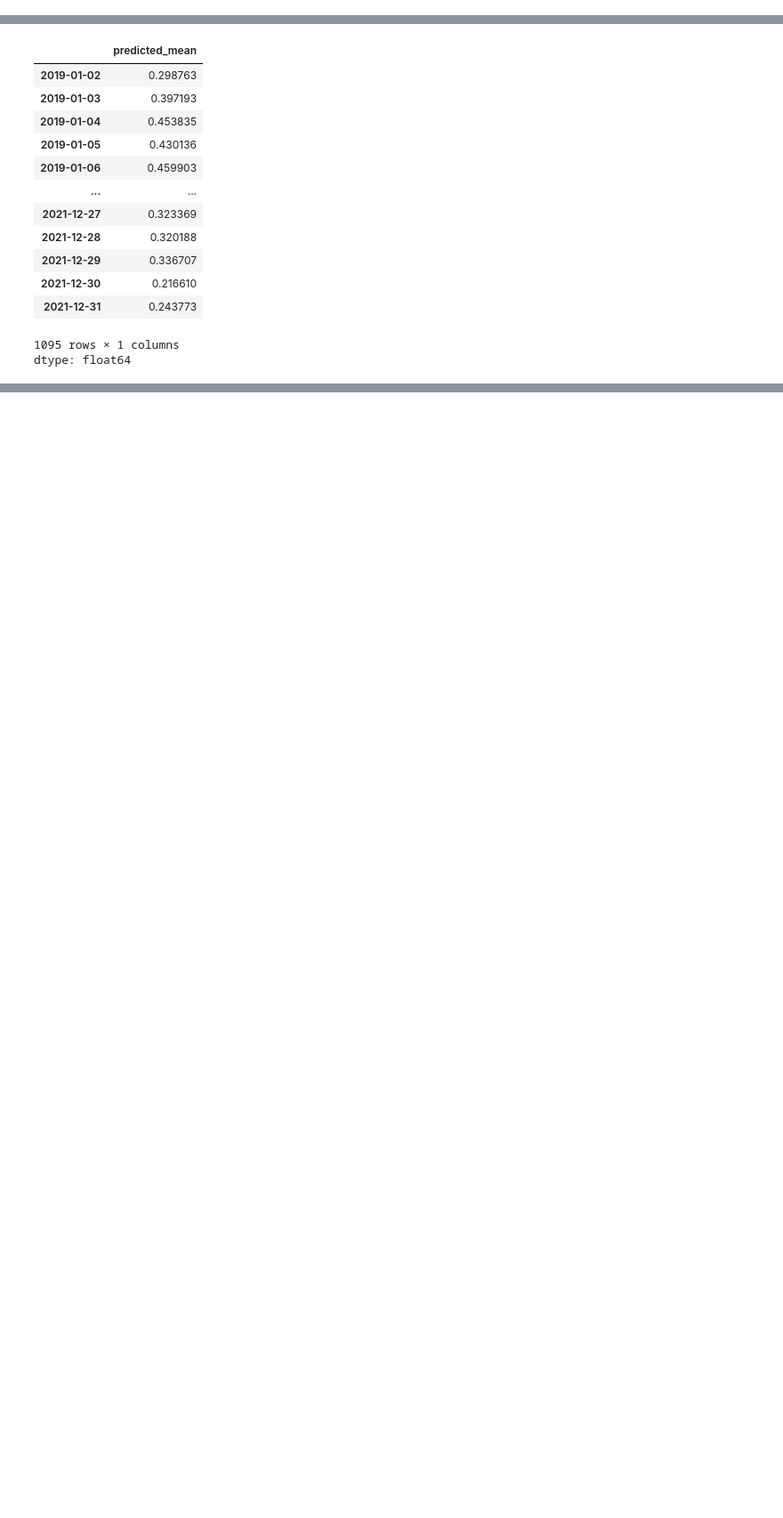
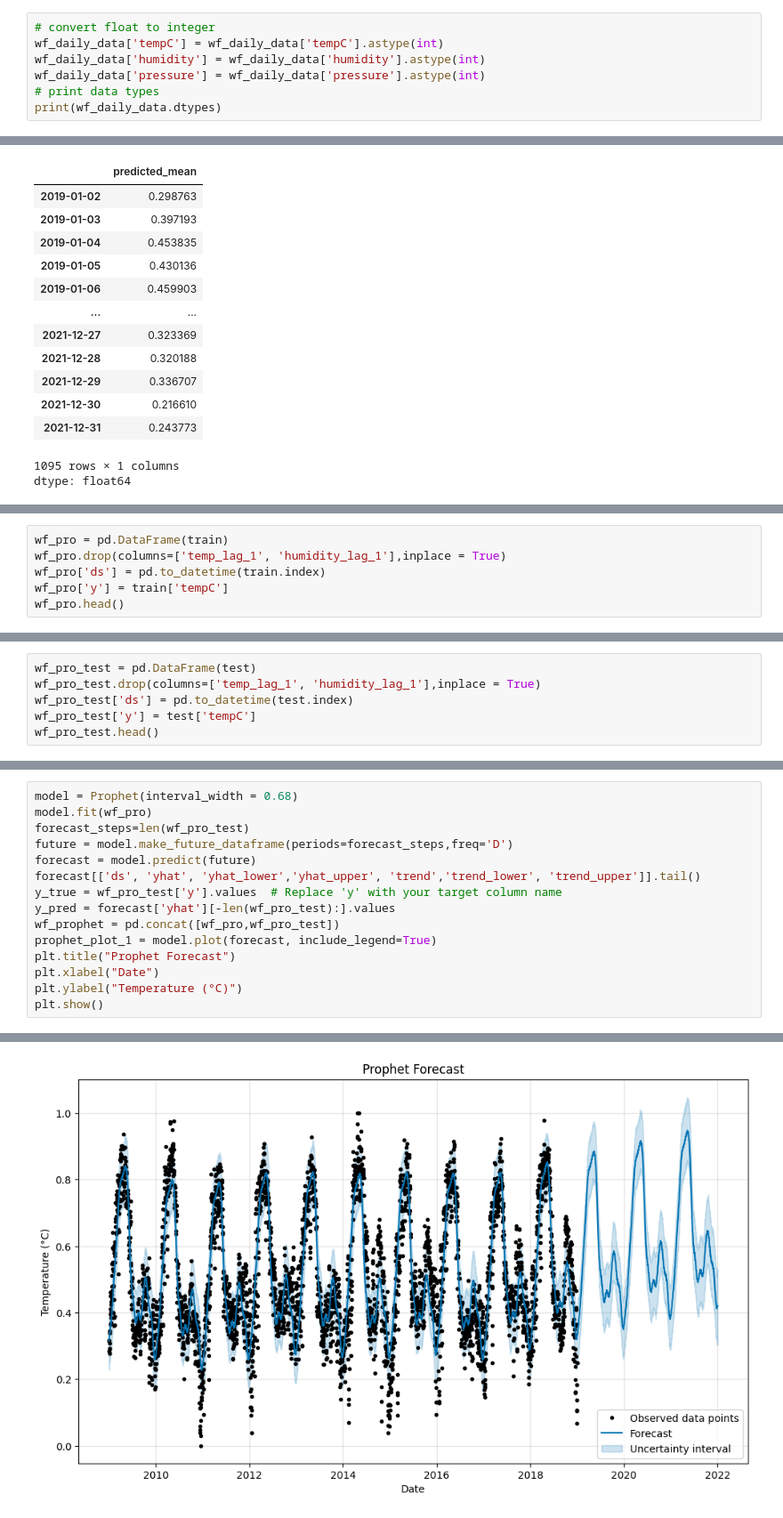
Before and after one commit to Bharathkumar1404/data-science-final-project, a Jupyter notebook: project.ipynb, the cells around one changed output, grey strips where cells are left out. Shown at 89% size. Cells and saved outputs as stored; diff of their text form; blank space fills up the shorter version.

```diff
--- a/project.ipynb
+++ b/project.ipynb
@@ -327,3 +327,10 @@ date_time
 | 2021-12-29 | 21.250000 | 53.333333 | 1014.083333 |
 | 2021-12-30 | 21.250000 | 54.458333 | 1015.666667 |
 | 2021-12-31 | 22.625000 | 48.416667 | 1016.333333 |
+# %%
+# convert float to integer
+wf_daily_data['tempC'] = wf_daily_data['tempC'].astype(int)
+wf_daily_data['humidity'] = wf_daily_data['humidity'].astype(int)
+wf_daily_data['pressure'] = wf_daily_data['pressure'].astype(int)
+# print data types
+print(wf_daily_data.dtypes)
@@ -536,0 +573,6 @@ R²: 0.9290799870371329
+# %%
+wf_pro = pd.DataFrame(train)
+wf_pro.drop(columns=['temp_lag_1', 'humidity_lag_1'],inplace = True)
+wf_pro['ds'] = pd.to_datetime(train.index)
+wf_pro['y'] = train['tempC']
+wf_pro.head()
@@ -536,0 +587,6 @@ R²: 0.9290799870371329
+# %%
+wf_pro_test = pd.DataFrame(test)
+wf_pro_test.drop(columns=['temp_lag_1', 'humidity_lag_1'],inplace = True)
+wf_pro_test['ds'] = pd.to_datetime(test.index)
+wf_pro_test['y'] = test['tempC']
+wf_pro_test.head()
@@ -536,0 +601,16 @@ R²: 0.9290799870371329
+# %%
+model = Prophet(interval_width = 0.68)
+model.fit(wf_pro)
+forecast_steps=len(wf_pro_test)
+future = model.make_future_dataframe(periods=forecast_steps,freq='D')
+forecast = model.predict(future)
+forecast[['ds', 'yhat', 'yhat_lower','yhat_upper', 'trend','trend_lower', 'trend_upper']].tail()
+y_true = wf_pro_test['y'].values  # Replace 'y' with your target column name
+y_pred = forecast['yhat'][-len(wf_pro_test):].values
+wf_prophet = pd.concat([wf_pro,wf_pro_test])
+prophet_plot_1 = model.plot(forecast, include_legend=True)
+plt.title("Prophet Forecast")
+plt.xlabel("Date")
+plt.ylabel("Temperature (°C)")
+plt.show()
+# %% [output]
@@ -536,0 +627 @@ R²: 0.9290799870371329
+[figure, added]
```
Also changed, not shown: parts of 94 cells of this notebook.
